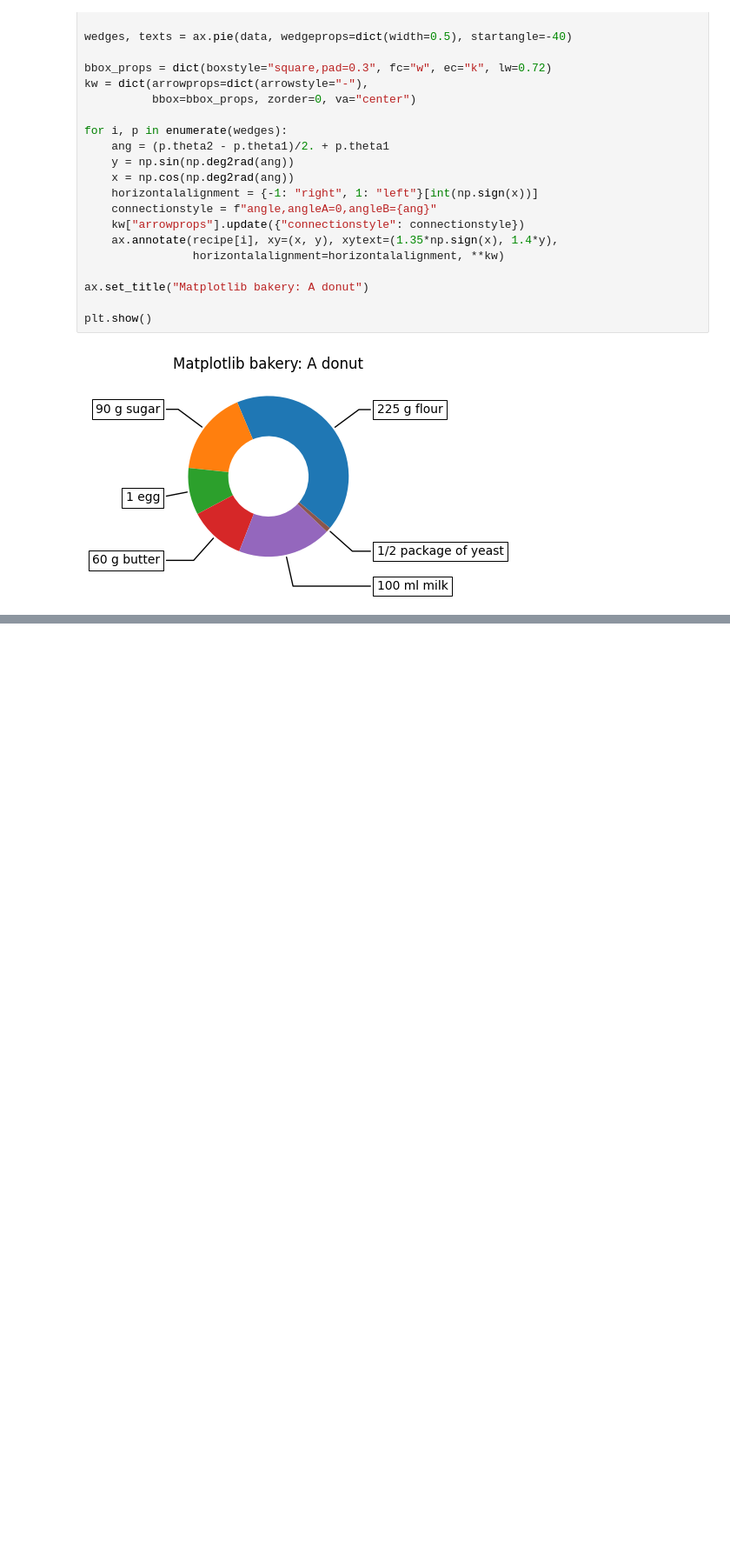
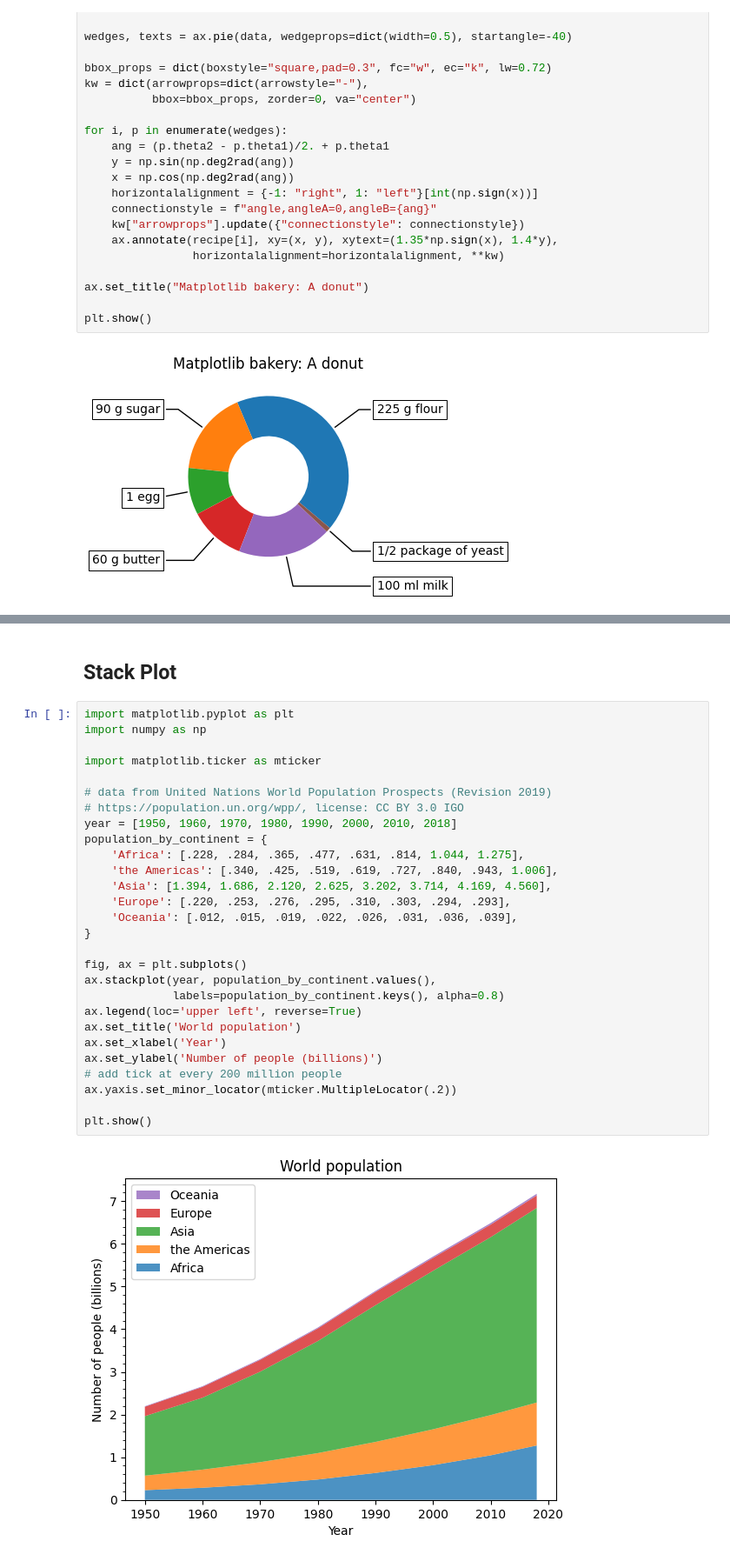
Before and after one commit to sangeeth-sadanand/data-science-learning, a Jupyter notebook: packages/matplotlib/Plot_Types.ipynb, the cells around one changed output, grey strips where cells are left out. Shown at 87% size. Cells and saved outputs as stored; diff of their text form; blank space fills up the shorter version.

```diff
--- a/packages/matplotlib/Plot_Types.ipynb
+++ b/packages/matplotlib/Plot_Types.ipynb
@@ -320,0 +442,32 @@ plt.show()
+# %% [markdown]
+## Stack Plot
+# %%
+import matplotlib.pyplot as plt
+import numpy as np
+
+import matplotlib.ticker as mticker
+
+# data from United Nations World Population Prospects (Revision 2019)
+# https://population.un.org/wpp/, license: CC BY 3.0 IGO
+year = [1950, 1960, 1970, 1980, 1990, 2000, 2010, 2018]
+population_by_continent = {
+    'Africa': [.228, .284, .365, .477, .631, .814, 1.044, 1.275],
+    'the Americas': [.340, .425, .519, .619, .727, .840, .943, 1.006],
+    'Asia': [1.394, 1.686, 2.120, 2.625, 3.202, 3.714, 4.169, 4.560],
+    'Europe': [.220, .253, .276, .295, .310, .303, .294, .293],
+    'Oceania': [.012, .015, .019, .022, .026, .031, .036, .039],
+}
+
+fig, ax = plt.subplots()
+ax.stackplot(year, population_by_continent.values(),
+             labels=population_by_continent.keys(), alpha=0.8)
+ax.legend(loc='upper left', reverse=True)
+ax.set_title('World population')
+ax.set_xlabel('Year')
+ax.set_ylabel('Number of people (billions)')
+# add tick at every 200 million people
+ax.yaxis.set_minor_locator(mticker.MultipleLocator(.2))
+
+plt.show()
+# %% [output]
+[figure, added]
```
Also changed, not shown: parts of 24 cells of this notebook.
